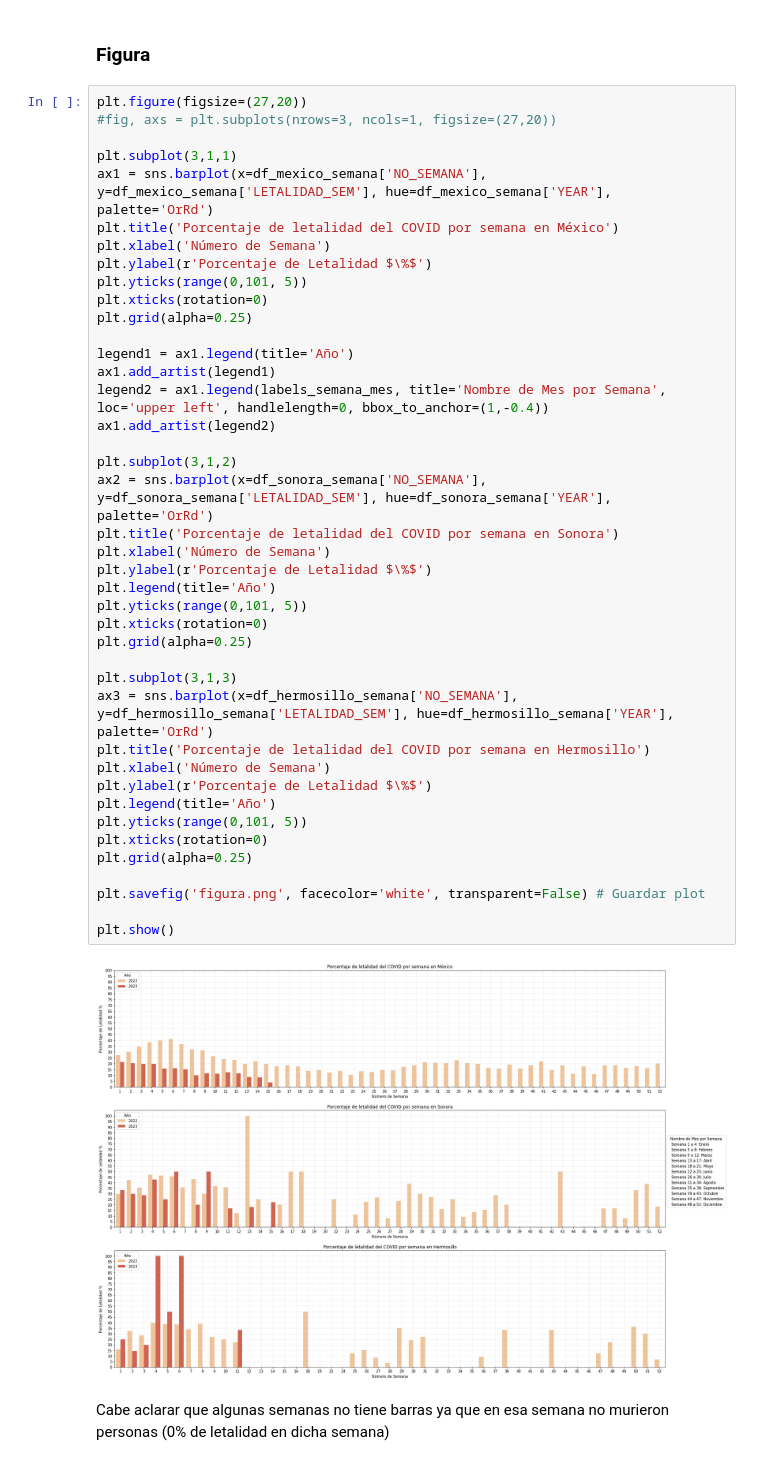
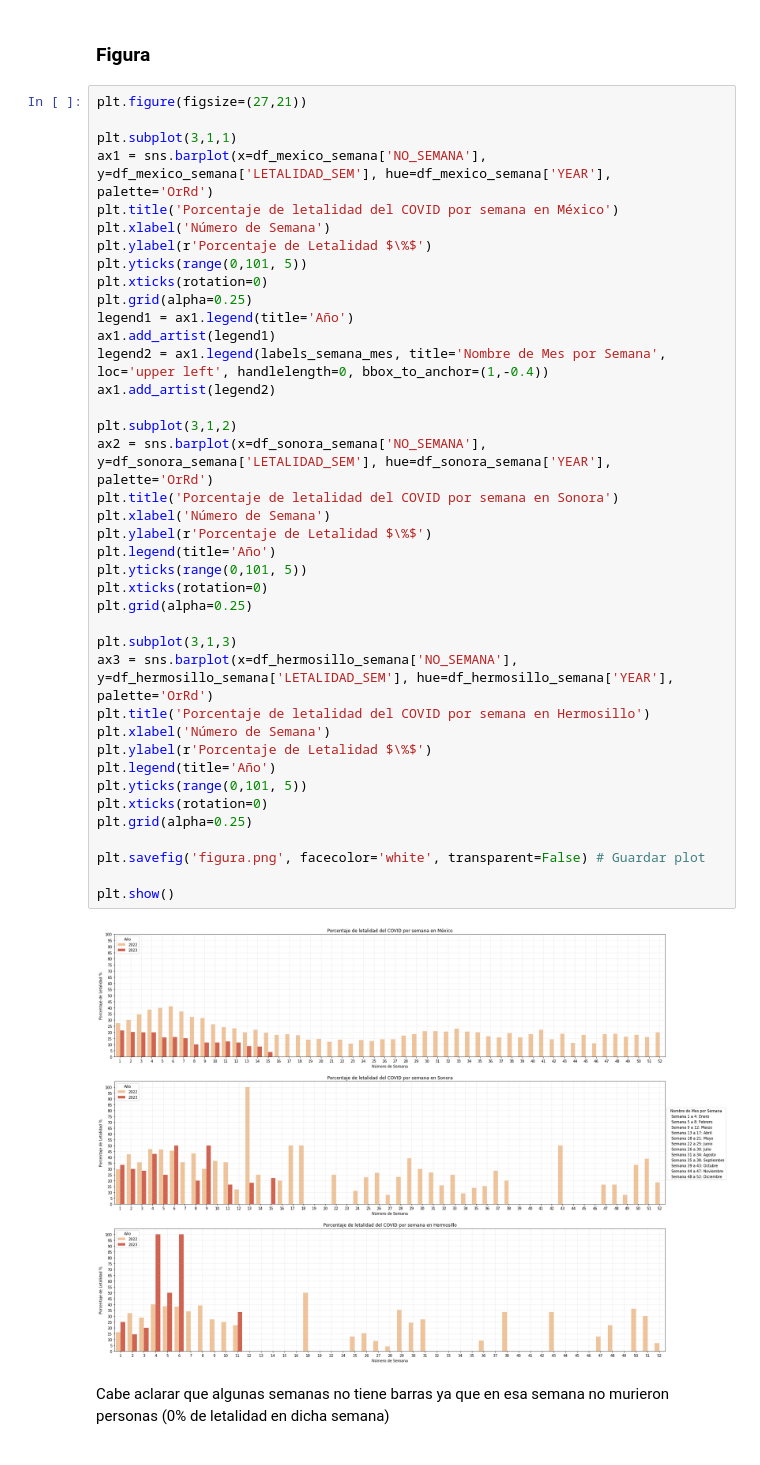
Before and after one commit to Ricardo-OB/prog-covid-mx, a Jupyter notebook: src/notebook_Ricardo.ipynb, the cells around one changed output. Saved outputs shown, nothing was run; the diff lists cells and outputs as text.

```diff
--- a/src/notebook_Ricardo.ipynb
+++ b/src/notebook_Ricardo.ipynb
@@ -606,8 +606,7 @@ plt.show()
 # %% [markdown]
 ### Figura
 # %%
-plt.figure(figsize=(27,20))
-#fig, axs = plt.subplots(nrows=3, ncols=1, figsize=(27,20))
+plt.figure(figsize=(27,21))
 
 plt.subplot(3,1,1)
 ax1 = sns.barplot(x=df_mexico_semana['NO_SEMANA'], y=df_mexico_semana['LETALIDAD_SEM'], hue=df_mexico_semana['YEAR'], palette='OrRd')
@@ -617,37 +616,36 @@ plt.ylabel(r'Porcentaje de Letalidad $\%$')
 plt.yticks(range(0,101, 5))
 plt.xticks(rotation=0)
 plt.grid(alpha=0.25)
-
 legend1 = ax1.legend(title='Año')
 ax1.add_artist(legend1)
 legend2 = ax1.legend(labels_semana_mes, title='Nombre de Mes por Semana', loc='upper left', handlelength=0, bbox_to_anchor=(1,-0.4))
 ax1.add_artist(legend2)
 
 plt.subplot(3,1,2)
 ax2 = sns.barplot(x=df_sonora_semana['NO_SEMANA'], y=df_sonora_semana['LETALIDAD_SEM'], hue=df_sonora_semana['YEAR'], palette='OrRd')
 plt.title('Porcentaje de letalidad del COVID por semana en Sonora')
 plt.xlabel('Número de Semana')
 plt.ylabel(r'Porcentaje de Letalidad $\%$')
 plt.legend(title='Año')
 plt.yticks(range(0,101, 5))
 plt.xticks(rotation=0)
 plt.grid(alpha=0.25)
 
 plt.subplot(3,1,3)
 ax3 = sns.barplot(x=df_hermosillo_semana['NO_SEMANA'], y=df_hermosillo_semana['LETALIDAD_SEM'], hue=df_hermosillo_semana['YEAR'], palette='OrRd')
 plt.title('Porcentaje de letalidad del COVID por semana en Hermosillo')
 plt.xlabel('Número de Semana')
 plt.ylabel(r'Porcentaje de Letalidad $\%$')
 plt.legend(title='Año')
 plt.yticks(range(0,101, 5))
 plt.xticks(rotation=0)
 plt.grid(alpha=0.25)
 
 plt.savefig('figura.png', facecolor='white', transparent=False) # Guardar plot
 
 plt.show()
 # %% [output]
-[figure, old version]
+[figure, new version]
 # %% [markdown]
 Cabe aclarar que algunas semanas no tiene barras ya que en esa semana no murieron personas (0% de letalidad en dicha semana)
 # %% [markdown]
```
Also changed, not shown: 1 other file.
